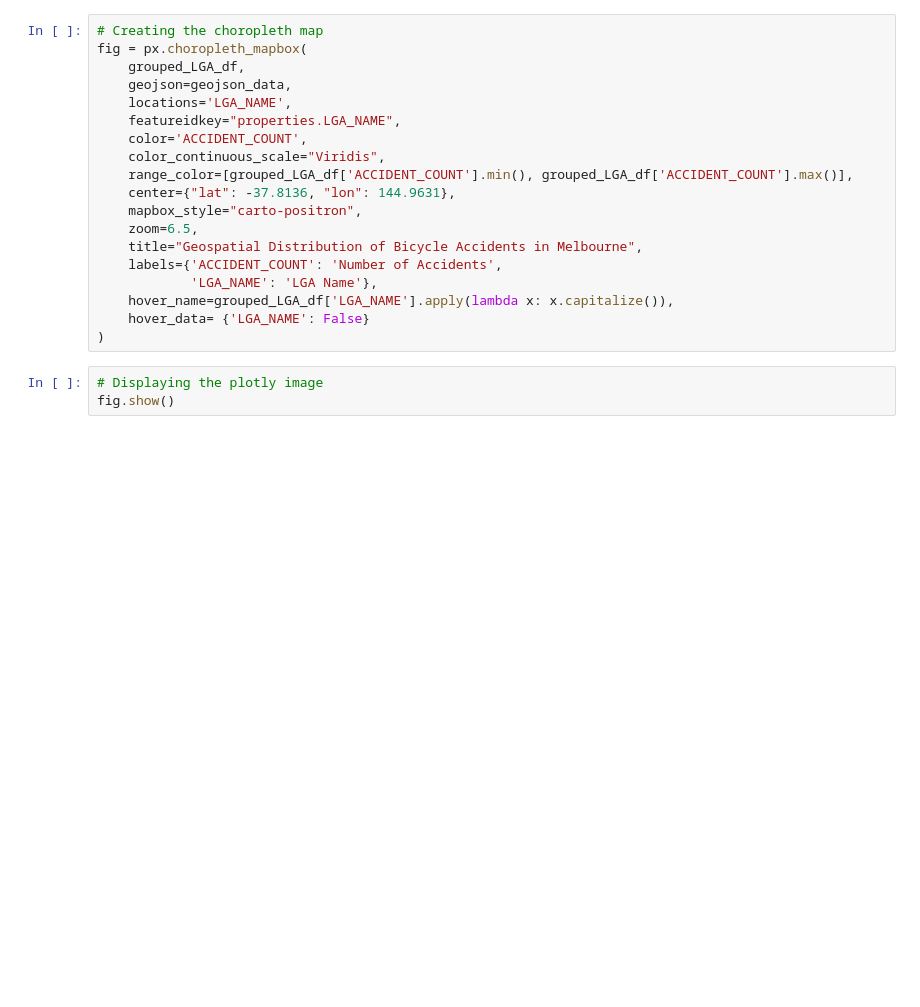
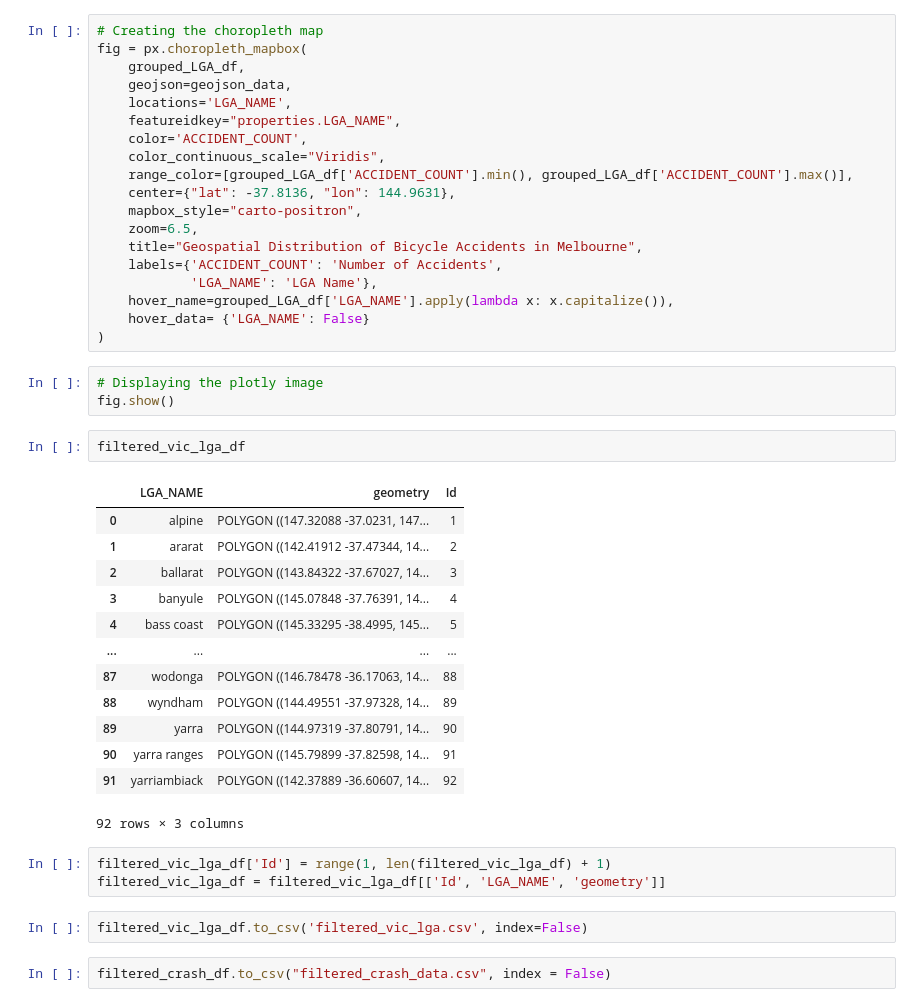
Before and after one commit to Abhishekmholla/BikeSafe_Navigator, a Jupyter notebook: src/final_setup/data/onboarding.ipynb, the cells around one changed output. Drawn from its saved outputs; the diff is of its cells as text; blank space fills up the shorter version.

```diff
--- a/src/final_setup/data/onboarding.ipynb
+++ b/src/final_setup/data/onboarding.ipynb
@@ -233,3 +233,26 @@ fig = px.choropleth_mapbox(
 # %%
 # Displaying the plotly image
 fig.show()
+# %%
+filtered_vic_lga_df
+# %% [output]
+|  | LGA_NAME | geometry | Id |
+| 0 | alpine | POLYGON ((147.32088 -37.0231, 147... | 1 |
+| 1 | ararat | POLYGON ((142.41912 -37.47344, 14... | 2 |
+| 2 | ballarat | POLYGON ((143.84322 -37.67027, 14... | 3 |
+| 3 | banyule | POLYGON ((145.07848 -37.76391, 14... | 4 |
+| 4 | bass coast | POLYGON ((145.33295 -38.4995, 145... | 5 |
+| ... | ... | ... | ... |
+| 87 | wodonga | POLYGON ((146.78478 -36.17063, 14... | 88 |
+| 88 | wyndham | POLYGON ((144.49551 -37.97328, 14... | 89 |
+| 89 | yarra | POLYGON ((144.97319 -37.80791, 14... | 90 |
+| 90 | yarra ranges | POLYGON ((145.79899 -37.82598, 14... | 91 |
+| 91 | yarriambiack | POLYGON ((142.37889 -36.60607, 14... | 92 |
+92 rows × 3 columns
+# %%
+filtered_vic_lga_df['Id'] = range(1, len(filtered_vic_lga_df) + 1)
+filtered_vic_lga_df = filtered_vic_lga_df[['Id', 'LGA_NAME', 'geometry']]
+# %%
+filtered_vic_lga_df.to_csv('filtered_vic_lga.csv', index=False)
+# %%
+filtered_crash_df.to_csv("filtered_crash_data.csv", index = False)
```
Also changed, not shown: 20 other files.
